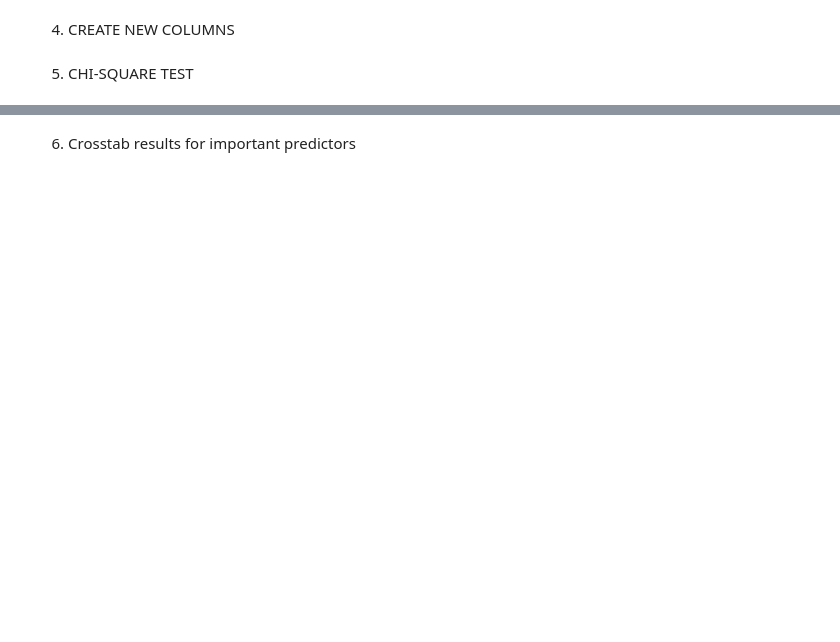
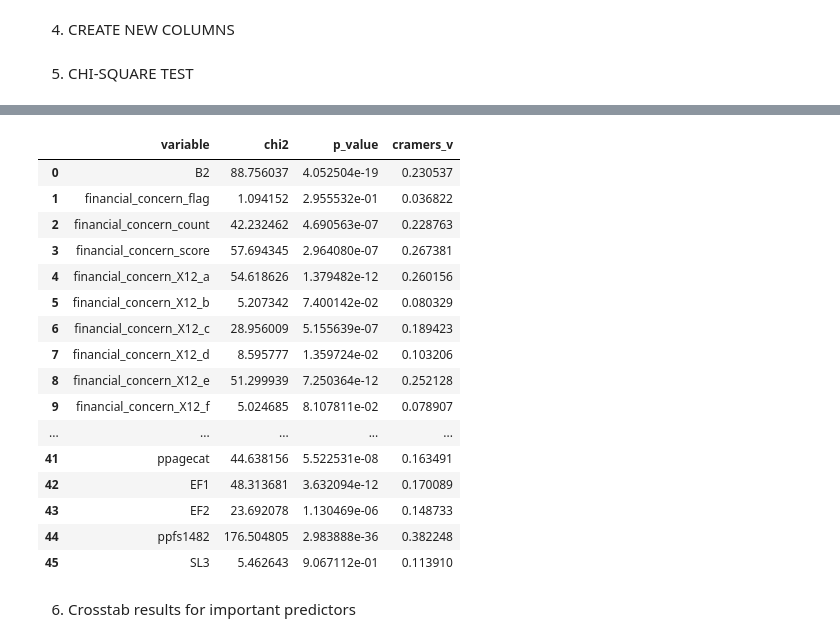
Before and after one commit to mw1296/DSAN5300, a Jupyter notebook: dsan5300_group1_final_project/code.ipynb, the cells around one changed output, grey strips where cells are left out. Drawn from its saved outputs; the diff is of its cells as text; code cells hidden in the pictures; blank space fills up the shorter version.

```diff
--- a/dsan5300_group1_final_project/code.ipynb
+++ b/dsan5300_group1_final_project/code.ipynb
@@ -298,3 +356,79 @@ results_df = pd.DataFrame(results)
+# %%
+# BNPL default
+    # define cramers_v function
+def compute_cramers_v(chi2, table):
+    n = table.values.sum()
+    r, c = table.shape
+    k = min(r, c)
+    return np.sqrt(chi2 / (n * (k - 1)))
+
+# variables to test against BNPL1
+predictors = ["B2",
+              "financial_concern_flag", 'financial_concern_count', 'financial_concern_score',
+              'financial_concern_X12_a', 'financial_concern_X12_b', 'financial_concern_X12_c', 'financial_concern_X12_d', 'financial_concern_X12_e', 'financial_concern_X12_f', 'financial_concern_X12_g',
+              'financial_concern_flag_X12_a', 'financial_concern_flag_X12_b', 'financial_concern_flag_X12_c', 'financial_concern_flag_X12_d', 'financial_concern_flag_X12_e', 'financial_concern_flag_X12_f', 'financial_concern_flag_X12_g',
+              'ppgender',
+              'ppethm',
+              'ppmarit5',
+              'D22_i',
+              'renting_flag',
+              'credit_card_application_challenge_flag',
+              'A8_a','loan_application_failure_flag',
+              'EF5C','SL6',
+              'SL4A',
+              'employment_flag','income_flag',
+              'ED0',
+              'inf4_little_or_no_effect', 'inf4_much_better', 'inf4_much_worse', 'inf4_somewhat_better', 'inf4_somewhat_worse',
+              'I9','I21_a','I21_b','ppinc7',
+              'ppagecat',
+              'EF1','EF2',
+              'ppfs1482',
+              'SL3'
+              ]
+
+results = []
+
+for var in predictors:
+    # remove na
+    subset = data[[var, "BNPL3"]].dropna()
+
+    # contingency table
+    table = pd.crosstab(subset[var], subset["BNPL3"])
+
+    # chi-square test
+    chi2, p, dof, expected = chi2_contingency(table)
+
+    # cramér's v
+    v = compute_cramers_v(chi2, table)
+
+    results.append({
+        "variable": var,
+        "chi2": chi2,
+        "p_value": p,
+        "cramers_v": v
+    })
+
+# convert to DataFrame for display
+results_df = pd.DataFrame(results)
+(results_df)
+# %% [output]
+|  | variable | chi2 | p_value | cramers_v |
+| 0 | B2 | 88.756037 | 4.052504e-19 | 0.230537 |
+| 1 | financial_concern_flag | 1.094152 | 2.955532e-01 | 0.036822 |
+| 2 | financial_concern_count | 42.232462 | 4.690563e-07 | 0.228763 |
+| 3 | financial_concern_score | 57.694345 | 2.964080e-07 | 0.267381 |
+| 4 | financial_concern_X12_a | 54.618626 | 1.379482e-12 | 0.260156 |
+| 5 | financial_concern_X12_b | 5.207342 | 7.400142e-02 | 0.080329 |
+| 6 | financial_concern_X12_c | 28.956009 | 5.155639e-07 | 0.189423 |
+| 7 | financial_concern_X12_d | 8.595777 | 1.359724e-02 | 0.103206 |
+| 8 | financial_concern_X12_e | 51.299939 | 7.250364e-12 | 0.252128 |
+| 9 | financial_concern_X12_f | 5.024685 | 8.107811e-02 | 0.078907 |
+| ... | ... | ... | ... | ... |
+| 41 | ppagecat | 44.638156 | 5.522531e-08 | 0.163491 |
+| 42 | EF1 | 48.313681 | 3.632094e-12 | 0.170089 |
+| 43 | EF2 | 23.692078 | 1.130469e-06 | 0.148733 |
+| 44 | ppfs1482 | 176.504805 | 2.983888e-36 | 0.382248 |
+| 45 | SL3 | 5.462643 | 9.067112e-01 | 0.113910 |
 # %% [markdown]
 6. Crosstab results for important predictors
 # %%
```
Also changed, not shown: parts of 10 cells of this notebook, 13 other files.
